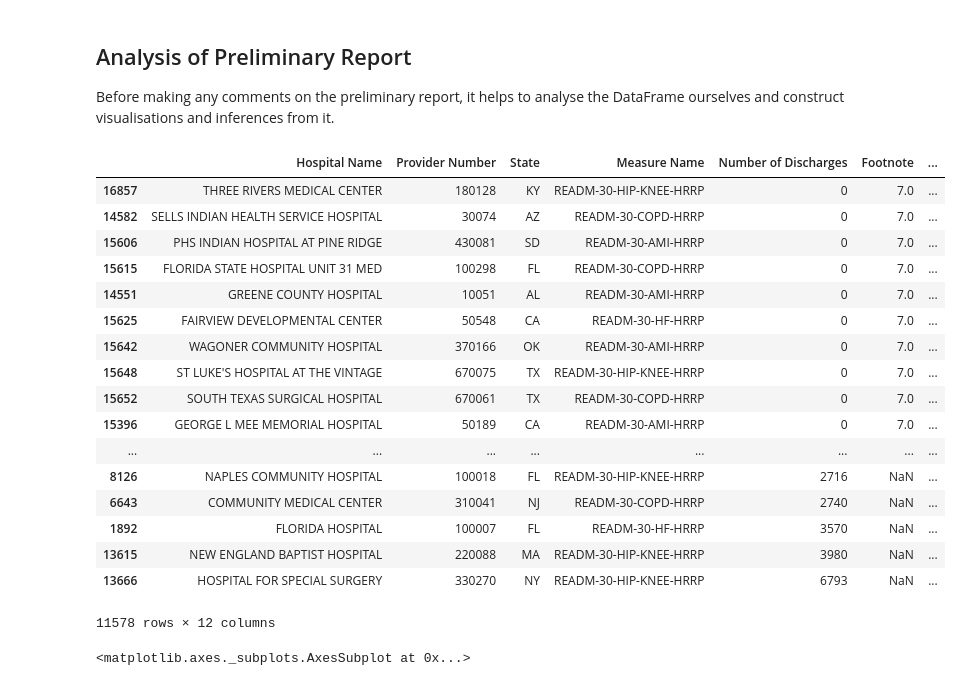
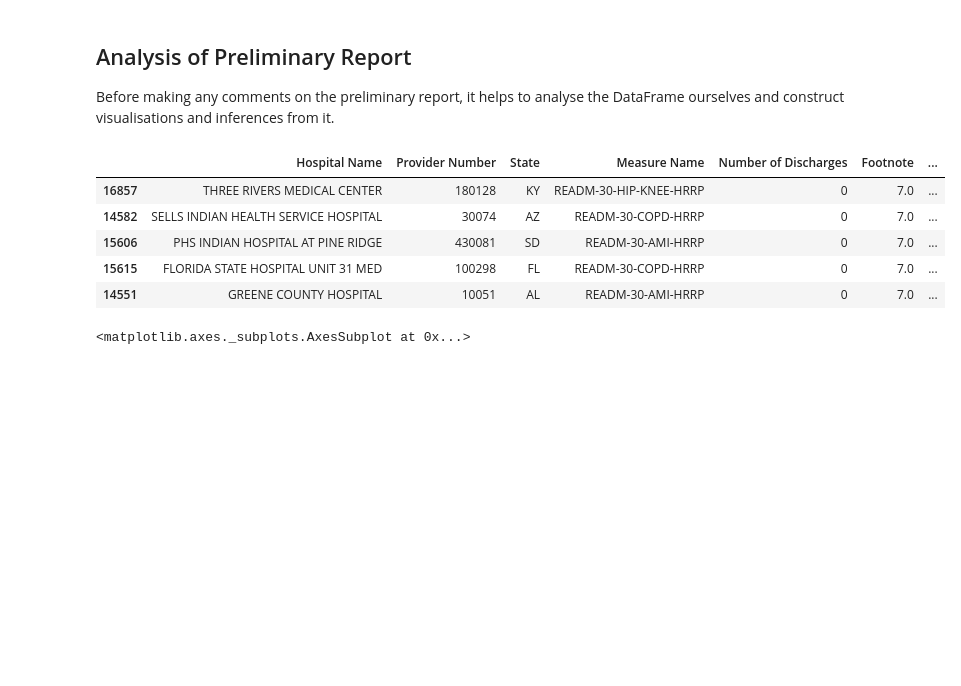
Before and after one commit to rounakbanik/dsc_springboard, a Jupyter notebook: inferential_statistics/hospital_readmit/sliderule_dsi_inferential_statistics_exercise_3.ipynb, the cells around one changed output. Cells and saved outputs as stored; diff of their text form; code cells hidden in the pictures; blank space fills up the shorter version.

```diff
--- a/inferential_statistics/hospital_readmit/sliderule_dsi_inferential_statistics_exercise_3.ipynb
+++ b/inferential_statistics/hospital_readmit/sliderule_dsi_inferential_statistics_exercise_3.ipynb
@@ -120,26 +120,14 @@ You can compose in notebook cells using Markdown:
 Before making any comments on the preliminary report, it helps to analyse the DataFrame ourselves and construct visualisations and inferences from it.
 # %%
 df = clean_hospital_read_df
-df
+df.head()
 # %% [output]
 |  | Hospital Name | Provider Number | State | Measure Name | Number of Discharges | Footnote | ... |
 | 16857 | THREE RIVERS MEDICAL CENTER | 180128 | KY | READM-30-HIP-KNEE-HRRP | 0 | 7.0 | ... |
 | 14582 | SELLS INDIAN HEALTH SERVICE HOSPITAL | 30074 | AZ | READM-30-COPD-HRRP | 0 | 7.0 | ... |
 | 15606 | PHS INDIAN HOSPITAL AT PINE RIDGE | 430081 | SD | READM-30-AMI-HRRP | 0 | 7.0 | ... |
 | 15615 | FLORIDA STATE HOSPITAL UNIT 31 MED | 100298 | FL | READM-30-COPD-HRRP | 0 | 7.0 | ... |
 | 14551 | GREENE COUNTY HOSPITAL | 10051 | AL | READM-30-AMI-HRRP | 0 | 7.0 | ... |
-| 15625 | FAIRVIEW DEVELOPMENTAL CENTER | 50548 | CA | READM-30-HF-HRRP | 0 | 7.0 | ... |
-| 15642 | WAGONER COMMUNITY HOSPITAL | 370166 | OK | READM-30-AMI-HRRP | 0 | 7.0 | ... |
-| 15648 | ST LUKE'S HOSPITAL AT THE VINTAGE | 670075 | TX | READM-30-HIP-KNEE-HRRP | 0 | 7.0 | ... |
-| 15652 | SOUTH TEXAS SURGICAL HOSPITAL | 670061 | TX | READM-30-COPD-HRRP | 0 | 7.0 | ... |
-| 15396 | GEORGE L MEE MEMORIAL HOSPITAL | 50189 | CA | READM-30-AMI-HRRP | 0 | 7.0 | ... |
-| ... | ... | ... | ... | ... | ... | ... | ... |
-| 8126 | NAPLES COMMUNITY HOSPITAL | 100018 | FL | READM-30-HIP-KNEE-HRRP | 2716 | NaN | ... |
-| 6643 | COMMUNITY MEDICAL CENTER | 310041 | NJ | READM-30-COPD-HRRP | 2740 | NaN | ... |
-| 1892 | FLORIDA HOSPITAL | 100007 | FL | READM-30-HF-HRRP | 3570 | NaN | ... |
-| 13615 | NEW ENGLAND BAPTIST HOSPITAL | 220088 | MA | READM-30-HIP-KNEE-HRRP | 3980 | NaN | ... |
-| 13666 | HOSPITAL FOR SPECIAL SURGERY | 330270 | NY | READM-30-HIP-KNEE-HRRP | 6793 | NaN | ... |
-11578 rows × 12 columns
 # %%
 # Keep Number of Discharges below 3000 as there are very few datapoints
 # beyond that range and can be considered as outliers.
```
Also changed, not shown: parts of 17 cells of this notebook, 2 other files.
